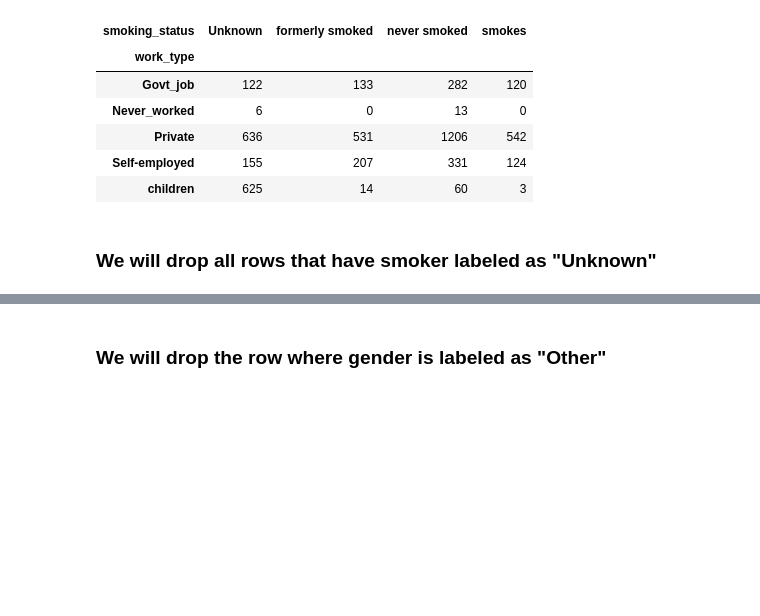
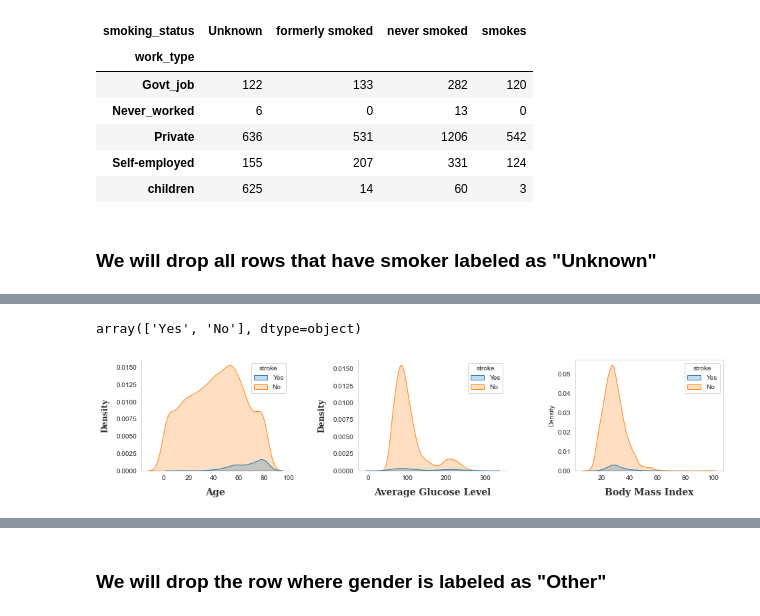
Before and after one commit to AlDeleon012597/Stroke_Prediction, a Jupyter notebook: Stroke_Project.ipynb, the cells around one changed output, grey strips where cells are left out. Cells and saved outputs as stored; diff of their text form; code cells hidden in the pictures; blank space fills up the shorter version.

```diff
--- a/Stroke_Project.ipynb
+++ b/Stroke_Project.ipynb
@@ -109,6 +147,2 @@ pd.crosstab(stroke_df.work_type,stroke_df.smoking_status)
 # %% [markdown]
 ### We will drop all rows that have smoker labeled as "Unknown"
-# %%
-stroke_df['smoking_status'] = stroke_df['smoking_status'].replace('Unknown', np.nan)
-stroke_df=stroke_df.dropna()
-stroke_df['smoking_status'].value_counts()
@@ -119,0 +178,4 @@ Name: smoking_status, dtype: int64
+# %%
+stroke_df_temp.loc[:,'bmi_group']=stroke_df.loc[:,'bmi'].apply(bmi_class)
+stroke_df_temp.loc[:,'obese_class']= stroke_df.loc[:,'bmi'].apply(obese_class)
+stroke_df_temp['stroke'] = stroke_df_temp['stroke'].apply(lambda x: 'Yes' if int(x)==1 else 'No')
@@ -119,0 +198,24 @@ Name: smoking_status, dtype: int64
+# %%
+stroke_df_temp['stroke'].unique()
+# %% [output]
+array(['Yes', 'No'], dtype=object)
+# %%
+sns.set_style("whitegrid", {'axes.grid' : False})
+f, axes = plt.subplots(1,3, figsize = (14,4))
+sns.set_style("white")
+axes[0].set_xlabel("Age", fontsize=14, fontweight='bold', fontfamily='serif', color="#323232",labelpad=10)
+axes[1].set_xlabel("Average Glucose Level", fontsize=14, fontweight='bold', fontfamily='serif', color="#323232",labelpad=10)
+axes[2].set_xlabel("Body Mass Index", fontsize=14, fontweight='bold', fontfamily='serif', color="#323232",labelpad=10)
+
+sns.kdeplot(stroke_df_temp['age'] ,shade=True,hue=stroke_df_temp['stroke'],ax=axes[0],palette= sns.color_palette("tab10")[0:2])
+sns.kdeplot(stroke_df_temp['avg_glucose_level'],shade=True,hue=stroke_df_temp['stroke'],ax=axes[1],palette= sns.color_palette("tab10")[0:2])
+sns.kdeplot(stroke_df_temp['bmi'],shade = True ,hue=stroke_df_temp['stroke'],ax=axes[2],palette= sns.color_palette("tab10")[0:2])
+
+for i in range(0,2):
+    axes[i].spines['right'].set_visible(False)
+    axes[i].spines['top'].set_visible(False)
+    axes[i].set_ylabel("Density", fontsize=12, fontweight='bold', fontfamily='serif', color="#323232",labelpad=10)
+
+f.tight_layout(pad=4.0)
+# %% [output]
+[figure, added]
```
Also changed, not shown: parts of 78 cells of this notebook.
